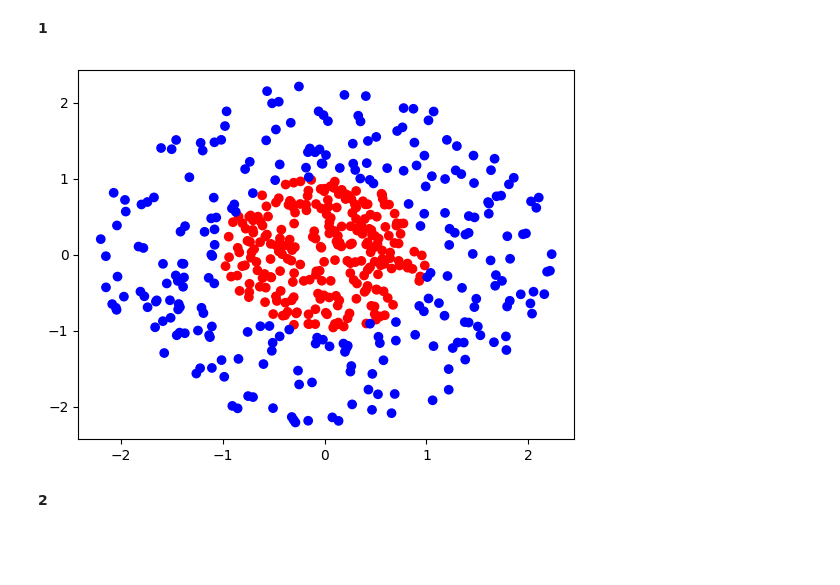
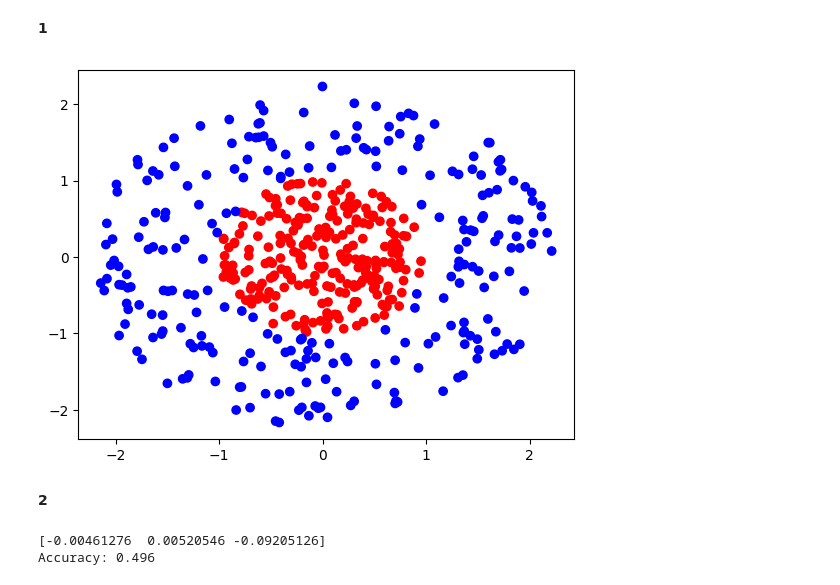
Before and after one commit to SM2A/Machine_Learning_Course_Project, a Jupyter notebook: HW-3/Report.ipynb, the cells around one changed output. Cells and saved outputs as stored; diff of their text form; code cells hidden in the pictures; blank space fills up the shorter version.

```diff
--- a/HW-3/Report.ipynb
+++ b/HW-3/Report.ipynb
@@ -7,35 +7,85 @@
 # %%
 import numpy
 from matplotlib import pyplot as plt
 
 
 def random_point(radius, radius_start):
     alpha = 2 * numpy.pi * numpy.random.random()
-    r = radius * numpy.sqrt(numpy.random.random() + radius_start / 4)
+    r = radius * numpy.sqrt(numpy.random.random() + (radius_start / 4))
     x = r * numpy.cos(alpha)
     y = r * numpy.sin(alpha)
     return x, y
 
 
-point_count = 300
+color = {'r': 0.0, 'b': 1.0}
+
+point_count = 250
 X = []
 Y = []
 Z = []
 for i in range(point_count):
     x, y = random_point(1, 0)
     X.append(x)
     Y.append(y)
     Z.append('r')
 
 for i in range(point_count):
     x, y = random_point(2, 1)
     X.append(x)
     Y.append(y)
     Z.append('b')
 
-plt.scatter(X, Y, color=Z)
+data = numpy.array([X, Y])
+Z = numpy.array(Z)
+
+plt.scatter(data[0], data[1], color=Z)
 plt.show()
 # %% [output]
-[figure, old version]
+[figure, new version]
 # %% [markdown]
 **2**
+# %%
+from sklearn.metrics import accuracy_score
+
+Z[Z == 'r'] = color['r']
+Z[Z == 'b'] = color['b']
+Z = Z.astype(float)
+
+
+def sigmoid(x, theta):
+    return 1 / (1 + numpy.exp(-numpy.dot(x, theta)))
+
+def cost_function(theta, X, y):
+    m = X.shape[0]
+    h = sigmoid(X, theta)
+    loss = (-1 / m) * numpy.sum(y * numpy.log(h) + (1 - y) * numpy.log(1 - h))
+    return loss
+
+
+def gradient_descent(theta, X, y, learning_rate, num_iterations):
+    m = X.shape[0]
+    for _ in range(num_iterations):
+        h = sigmoid(X, theta)
+        error = h - y
+        delta_theta = (1 / m) * numpy.dot(X.T, error)
+        theta -= learning_rate * delta_theta
+    return theta
+
+theta = numpy.random.rand(3)
+
+learning_rate = 0.01
+num_iterations = 1000
+
+data = numpy.array([numpy.full(shape=500,fill_value=1,dtype=int),data[0], data[1]]).transpose()
+
+theta = gradient_descent(theta, data, Z, learning_rate, num_iterations)
+print(theta)
+
+y_pred = numpy.round(sigmoid(data, theta))
+
+
+accuracy = accuracy_score(Z, y_pred)
+print("Accuracy:", accuracy)
+# %% [output]
+[-0.00461276  0.00520546 -0.09205126]
+Accuracy: 0.496
```
